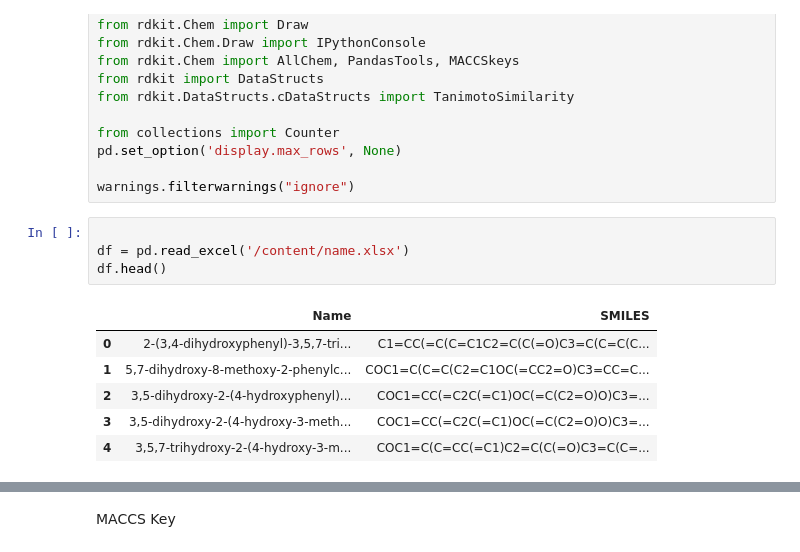
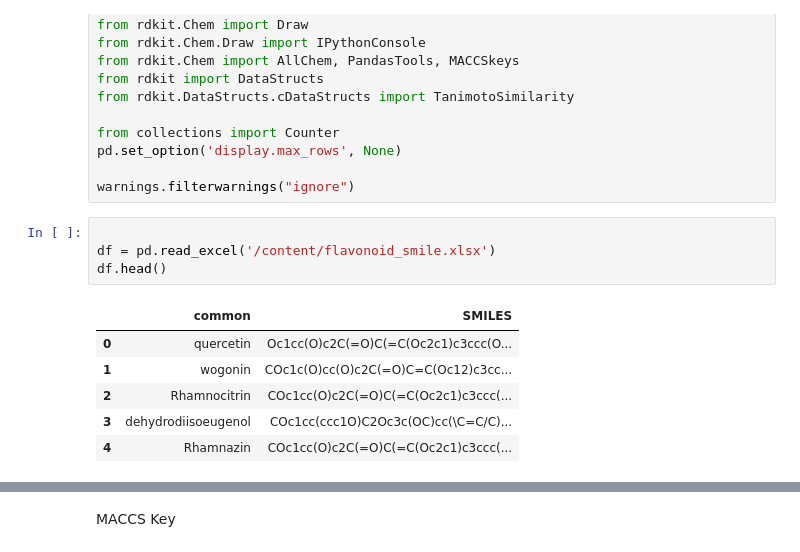
Before and after one commit to rajendranast012-stack/in-silico-lab1, a Jupyter notebook: MACCS_And_Morgan_fingerprint.ipynb, the cells around one changed output, grey strips where cells are left out. Drawn from its saved outputs; the diff is of its cells as text.

```diff
--- a/MACCS_And_Morgan_fingerprint.ipynb
+++ b/MACCS_And_Morgan_fingerprint.ipynb
@@ -34,15 +34,15 @@ pd.set_option('display.max_rows', None)
 warnings.filterwarnings("ignore")
 # %%
 
-df = pd.read_excel('/content/name.xlsx')
+df = pd.read_excel('/content/flavonoid_smile.xlsx')
 df.head()
 # %% [output]
-|  | Name | SMILES |
-| 0 | 2-(3,4-dihydroxyphenyl)-3,5,7-tri... | C1=CC(=C(C=C1C2=C(C(=O)C3=C(C=C(C... |
-| 1 | 5,7-dihydroxy-8-methoxy-2-phenylc... | COC1=C(C=C(C2=C1OC(=CC2=O)C3=CC=C... |
-| 2 | 3,5-dihydroxy-2-(4-hydroxyphenyl)... | COC1=CC(=C2C(=C1)OC(=C(C2=O)O)C3=... |
-| 3 | 3,5-dihydroxy-2-(4-hydroxy-3-meth... | COC1=CC(=C2C(=C1)OC(=C(C2=O)O)C3=... |
-| 4 | 3,5,7-trihydroxy-2-(4-hydroxy-3-m... | COC1=C(C=CC(=C1)C2=C(C(=O)C3=C(C=... |
+|  | common | SMILES |
+| 0 | quercetin | Oc1cc(O)c2C(=O)C(=C(Oc2c1)c3ccc(O... |
+| 1 | wogonin | COc1c(O)cc(O)c2C(=O)C=C(Oc12)c3cc... |
+| 2 | Rhamnocitrin | COc1cc(O)c2C(=O)C(=C(Oc2c1)c3ccc(... |
+| 3 | dehydrodiisoeugenol | COc1cc(ccc1O)C2Oc3c(OC)cc(\C=C/C)... |
+| 4 | Rhamnazin | COc1cc(O)c2C(=O)C(=C(Oc2c1)c3ccc(... |
 # %%
 # Creating molecular object from Smiles
 
```
Also changed, not shown: parts of 11 cells of this notebook.
